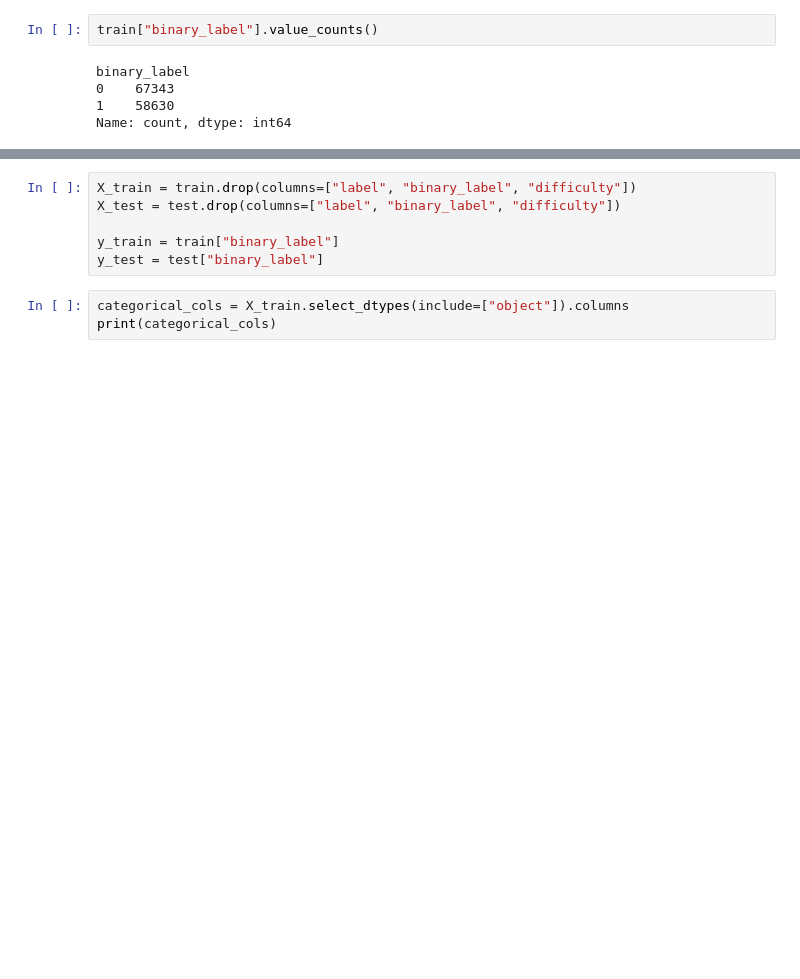
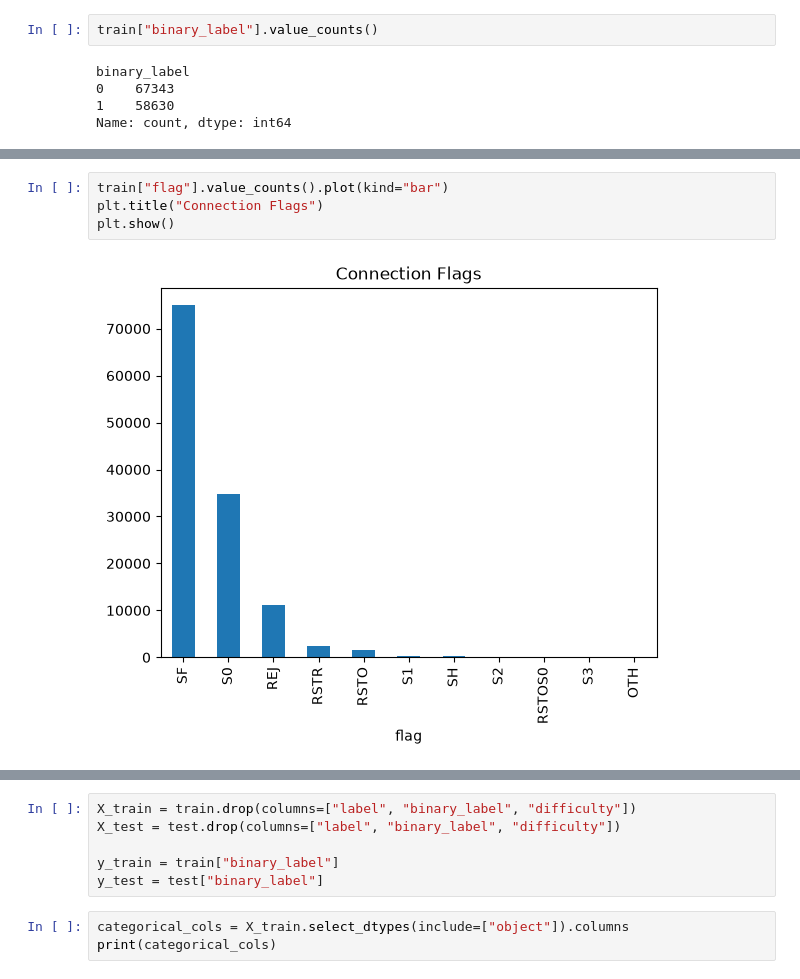
Before and after one commit to DIFFUSExCODES/IDS_PROJECT, a Jupyter notebook: notebooks/01_eda.ipynb, the cells around one changed output, grey strips where cells are left out. Cells and saved outputs as stored; diff of their text form; blank space fills up the shorter version.

```diff
--- a/notebooks/01_eda.ipynb
+++ b/notebooks/01_eda.ipynb
@@ -142,0 +161,6 @@ plt.show()
+# %%
+train["flag"].value_counts().plot(kind="bar")
+plt.title("Connection Flags")
+plt.show()
+# %% [output]
+[figure, added]
```
Also changed, not shown: parts of 6 cells of this notebook, 6 other files.
